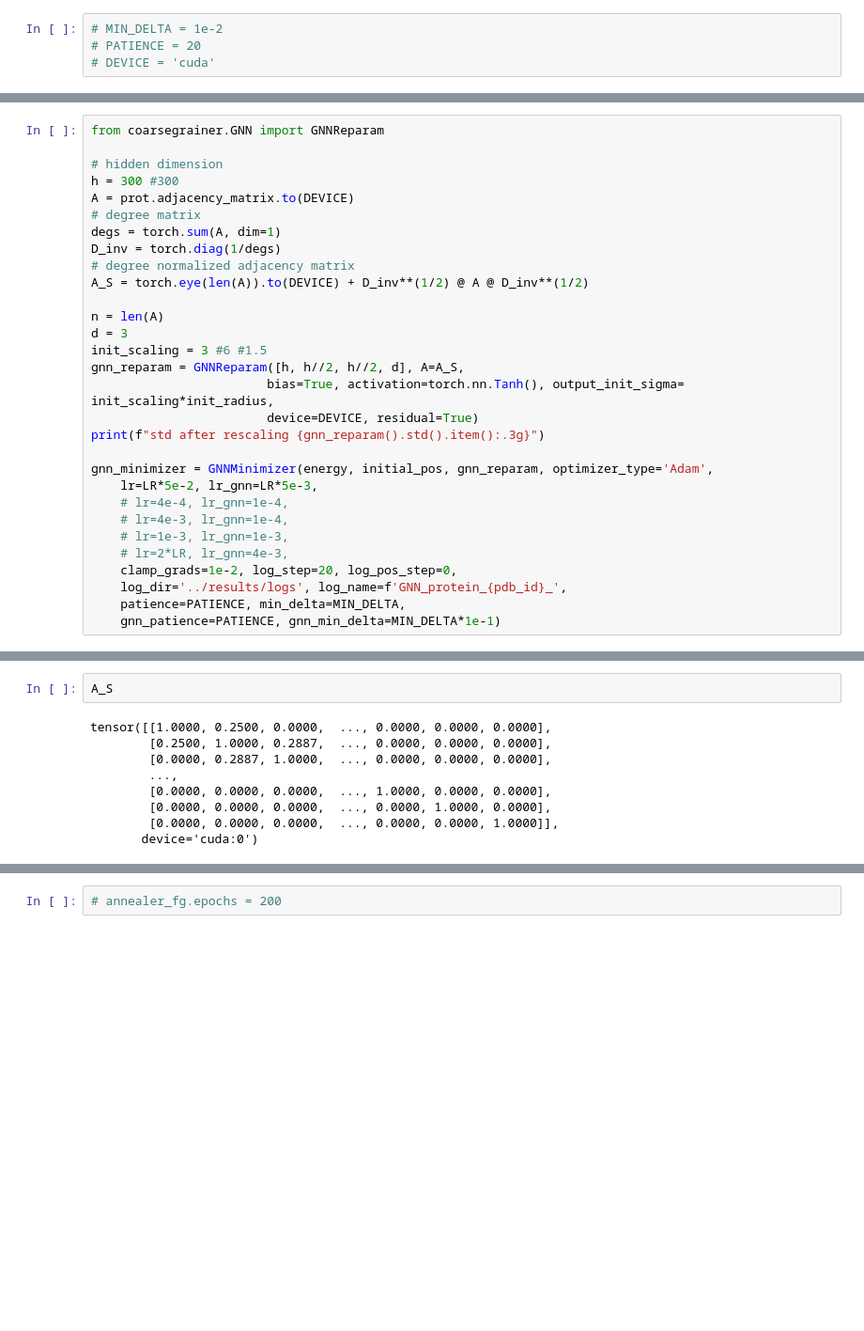
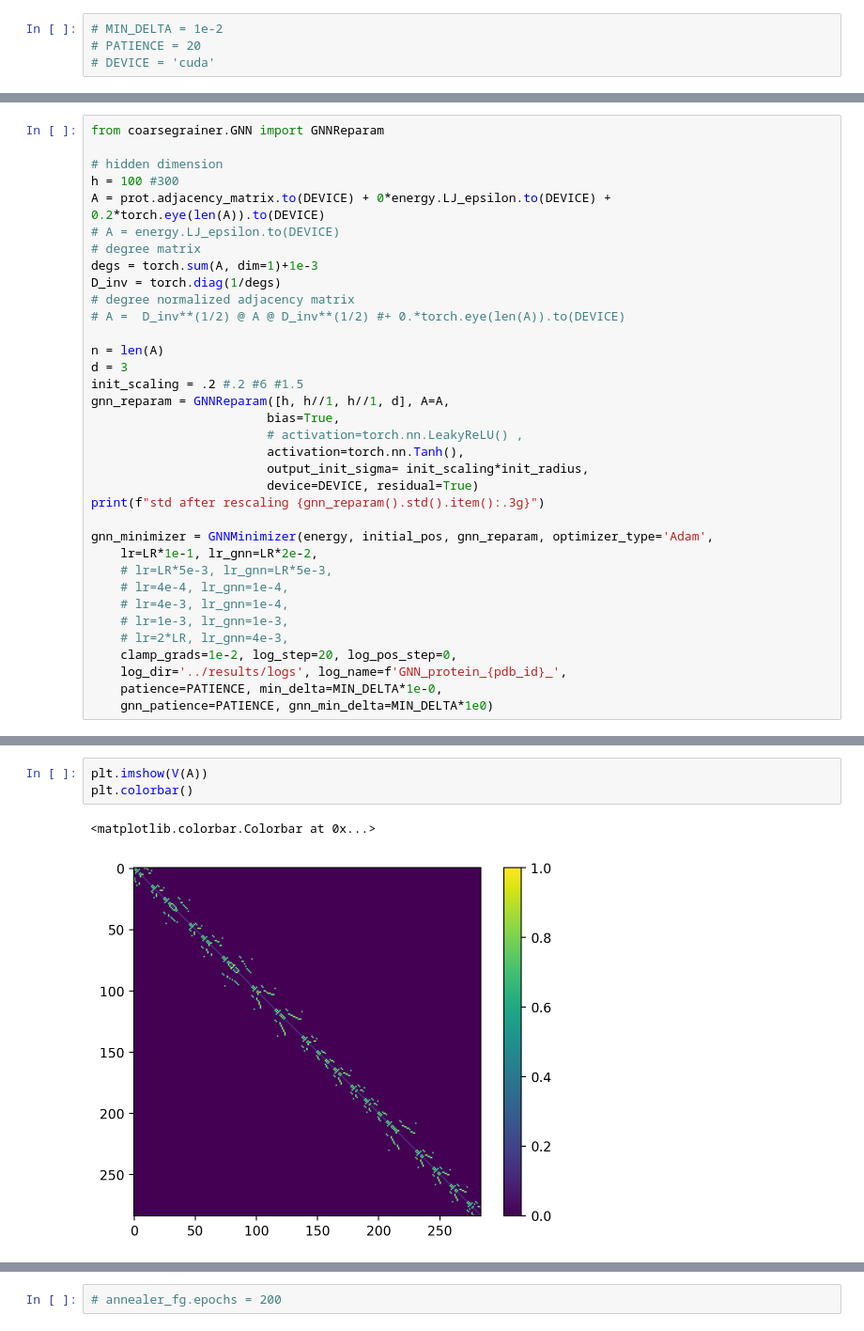
Before and after one commit to nimadehmamy/coarse_graining_reparam, a Jupyter notebook: experiments/Protein-folding.ipynb, the cells around one changed output, grey strips where cells are left out. Shown at 94% size. Saved outputs shown, nothing was run; the diff lists cells and outputs as text; blank space fills up the shorter version.

```diff
--- a/experiments/Protein-folding.ipynb
+++ b/experiments/Protein-folding.ipynb
@@ -354,30 +387,35 @@ init_radius
 from coarsegrainer.GNN import GNNReparam
 
 # hidden dimension
-h = 300 #300
-A = prot.adjacency_matrix.to(DEVICE)
+h = 100 #300
+A = prot.adjacency_matrix.to(DEVICE) + 0*energy.LJ_epsilon.to(DEVICE) + 0.2*torch.eye(len(A)).to(DEVICE)
+# A = energy.LJ_epsilon.to(DEVICE)
 # degree matrix
-degs = torch.sum(A, dim=1)
+degs = torch.sum(A, dim=1)+1e-3
 D_inv = torch.diag(1/degs)
 # degree normalized adjacency matrix
-A_S = torch.eye(len(A)).to(DEVICE) + D_inv**(1/2) @ A @ D_inv**(1/2)
+# A =  D_inv**(1/2) @ A @ D_inv**(1/2) #+ 0.*torch.eye(len(A)).to(DEVICE)
 
 n = len(A)
 d = 3
-init_scaling = 3 #6 #1.5
-gnn_reparam = GNNReparam([h, h//2, h//2, d], A=A_S,
-                        bias=True, activation=torch.nn.Tanh(), output_init_sigma= init_scaling*init_radius,
+init_scaling = .2 #.2 #6 #1.5
+gnn_reparam = GNNReparam([h, h//1, h//1, d], A=A,
+                        bias=True,
+                        # activation=torch.nn.LeakyReLU() ,
+                        activation=torch.nn.Tanh(),
+                        output_init_sigma= init_scaling*init_radius,
                         device=DEVICE, residual=True)
 print(f"std after rescaling {gnn_reparam().std().item():.3g}")
 
 gnn_minimizer = GNNMinimizer(energy, initial_pos, gnn_reparam, optimizer_type='Adam',
-    lr=LR*5e-2, lr_gnn=LR*5e-3,
+    lr=LR*1e-1, lr_gnn=LR*2e-2,
+    # lr=LR*5e-3, lr_gnn=LR*5e-3,
     # lr=4e-4, lr_gnn=1e-4,
     # lr=4e-3, lr_gnn=1e-4,
     # lr=1e-3, lr_gnn=1e-3,
     # lr=2*LR, lr_gnn=4e-3,
     clamp_grads=1e-2, log_step=20, log_pos_step=0,
     log_dir='../results/logs', log_name=f'GNN_protein_{pdb_id}_',
-    patience=PATIENCE, min_delta=MIN_DELTA,
-    gnn_patience=PATIENCE, gnn_min_delta=MIN_DELTA*1e-1)
+    patience=PATIENCE, min_delta=MIN_DELTA*1e-0,
+    gnn_patience=PATIENCE, gnn_min_delta=MIN_DELTA*1e0)
 # %% [output]
@@ -386,17 +424,12 @@ Using Adam optimizer
 Log name: GNN_protein_2JOF_
 Logging to: ../results/logs/GNN_protein_2JOF__n284_d3
 Using Adam optimizer
-# %%
-A_S
-# %% [output]
-tensor([[1.0000, 0.2500, 0.0000,  ..., 0.0000, 0.0000, 0.0000],
-        [0.2500, 1.0000, 0.2887,  ..., 0.0000, 0.0000, 0.0000],
-        [0.0000, 0.2887, 1.0000,  ..., 0.0000, 0.0000, 0.0000],
-        ...,
-        [0.0000, 0.0000, 0.0000,  ..., 1.0000, 0.0000, 0.0000],
-        [0.0000, 0.0000, 0.0000,  ..., 0.0000, 1.0000, 0.0000],
-        [0.0000, 0.0000, 0.0000,  ..., 0.0000, 0.0000, 1.0000]],
-       device='cuda:0')
+# %%
+plt.imshow(V(A))
+plt.colorbar()
+# %% [output]
+<matplotlib.colorbar.Colorbar at 0x...>
+[figure, added]
 # %%
 (gnn_reparam().std(), gnn_minimizer.get_x().std())
 # %% [output]
```
Also changed, not shown: parts of 27 cells of this notebook, 42 other files.
